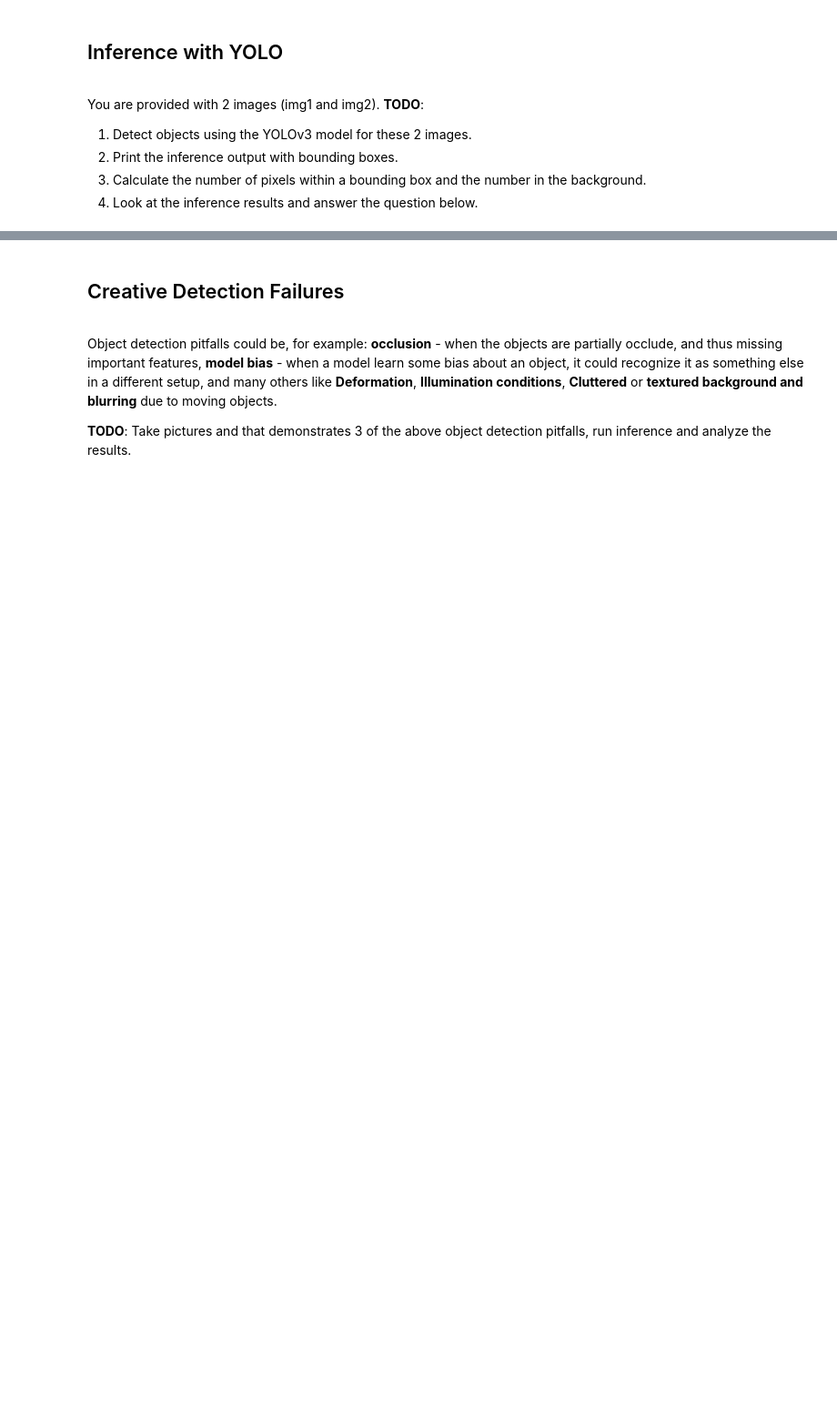
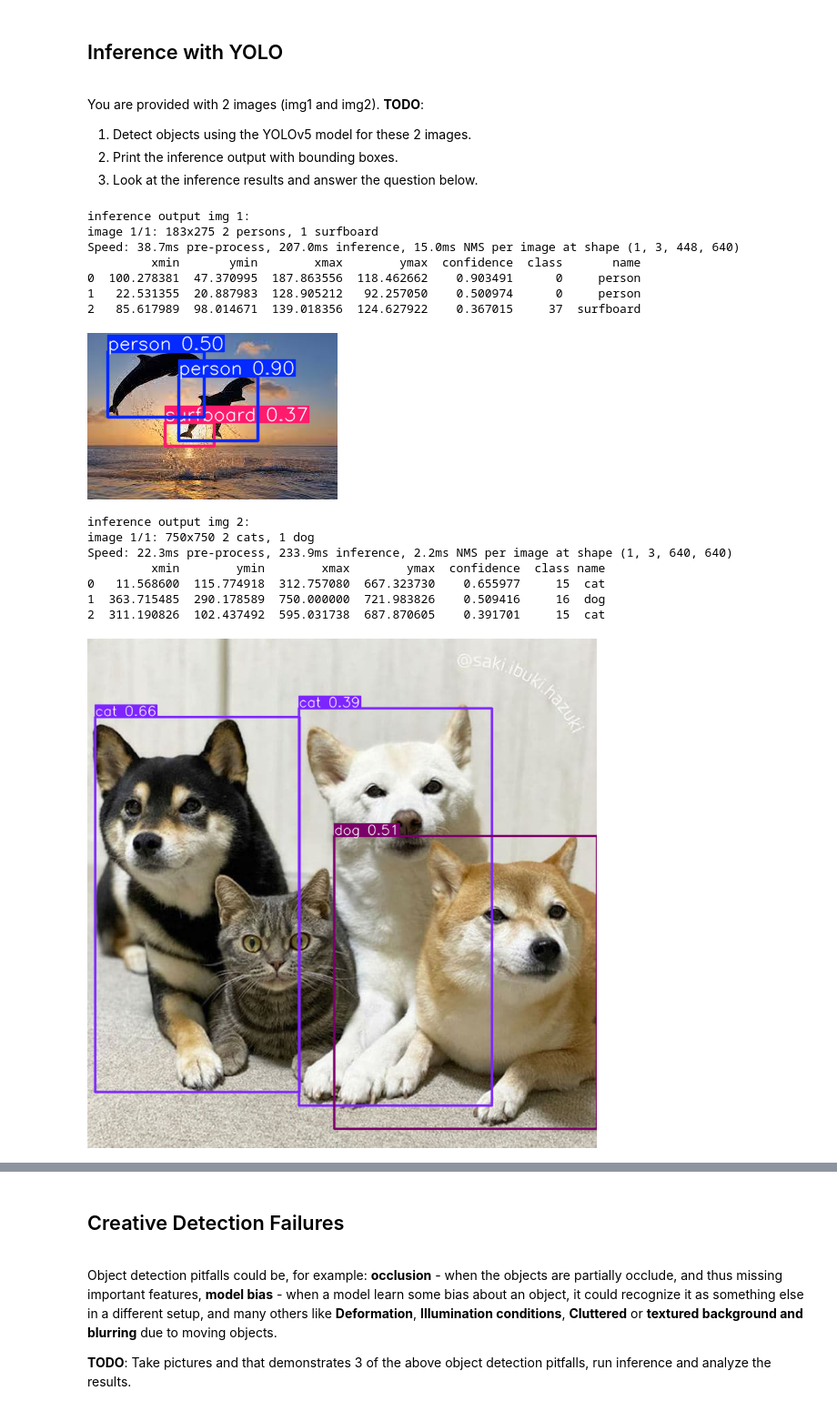
Before and after one commit to ofirGG/Deep, a Jupyter notebook: HW2/Part6_YOLO.ipynb, the cells around one changed output, grey strips where cells are left out. Shown at 91% size. Cells and saved outputs as stored; diff of their text form; code cells hidden in the pictures; blank space fills up the shorter version.

```diff
--- a/HW2/Part6_YOLO.ipynb
+++ b/HW2/Part6_YOLO.ipynb
@@ -20,11 +20,11 @@ In this part we will use an object detection architecture called YOLO (You only
 # %%
 import torch
-import torchviz
 
 device = torch.device('cuda' if torch.cuda.is_available() else 'cpu')
+print(device)
 
 # Load the YOLO model
-model = torch.hub.load('ultralytics/yolov3', 'yolov3')
+model = torch.hub.load("ultralytics/yolov5", "yolov5s")
 model.to(device)
 # Images
 img1 = 'imgs/DolphinsInTheSky.jpg'
@@ -35,7 +48,6 @@ img2 = 'imgs/cat-shiba-inu-2.jpg'
 # %% [markdown]
 You are provided with 2 images (img1 and img2).
 **TODO**:
-1. Detect objects using the YOLOv3 model for these 2 images.
+1. Detect objects using the YOLOv5 model for these 2 images.
 2. Print the inference output with bounding boxes.
-3. Calculate the number of pixels within a bounding box and the number in the background.
-4. Look at the inference results and answer the question below.
+3. Look at the inference results and answer the question below.
@@ -44,3 +54,37 @@ You are provided with 2 images (img1 and img2).
+# %%
+with torch.no_grad():
+    #Detecting objects using YOLOv5S
+    objs_img1 = model(img1)
+    objs_img2 = model(img2)
+
+    #Printing inference output1 with bounding boxes
+    print('inference output img 1:')
+    print(objs_img1)
+    print(objs_img1.pandas().xyxy[0])
+    objs_img1.show()
+
+    #Printing inference output2 with bounding boxes
+    print('inference output img 2:')
+    print(objs_img2)
+    print(objs_img2.pandas().xyxy[0])
+    objs_img2.show()
+# %% [output]
+inference output img 1:
+image 1/1: 183x275 2 persons, 1 surfboard
+Speed: 38.7ms pre-process, 207.0ms inference, 15.0ms NMS per image at shape (1, 3, 448, 640)
+         xmin       ymin        xmax        ymax  confidence  class       name
+0  100.278381  47.370995  187.863556  118.462662    0.903491      0     person
+1   22.531355  20.887983  128.905212   92.257050    0.500974      0     person
+2   85.617989  98.014671  139.018356  124.627922    0.367015     37  surfboard
+[figure, added]
+inference output img 2:
+image 1/1: 750x750 2 cats, 1 dog
+Speed: 22.3ms pre-process, 233.9ms inference, 2.2ms NMS per image at shape (1, 3, 640, 640)
+         xmin        ymin        xmax        ymax  confidence  class name
+0   11.568600  115.774918  312.757080  667.323730    0.655977     15  cat
+1  363.715485  290.178589  750.000000  721.983826    0.509416     16  dog
+2  311.190826  102.437492  595.031738  687.870605    0.391701     15  cat
+[figure, added]
 # %% [markdown]
 ### Question 1
 
```
Also changed, not shown: parts of 16 cells of this notebook, 4 other files.
